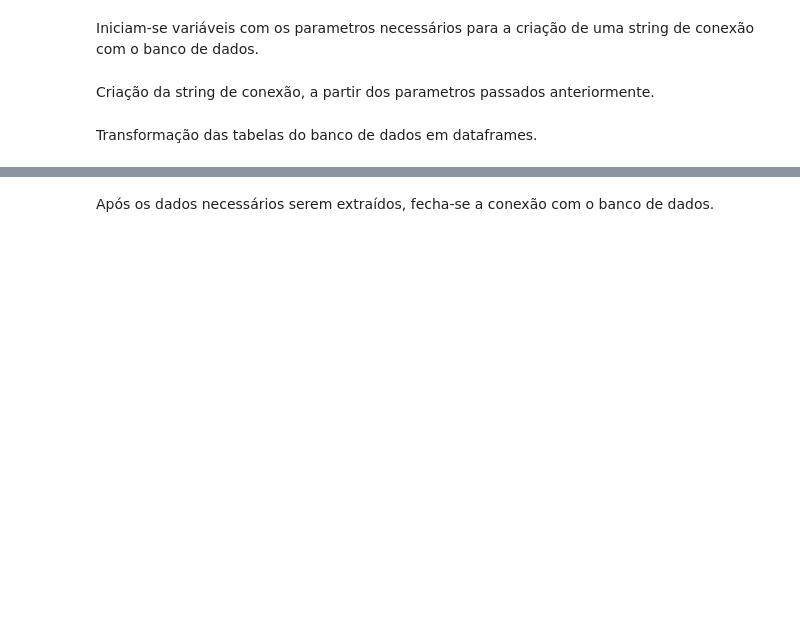
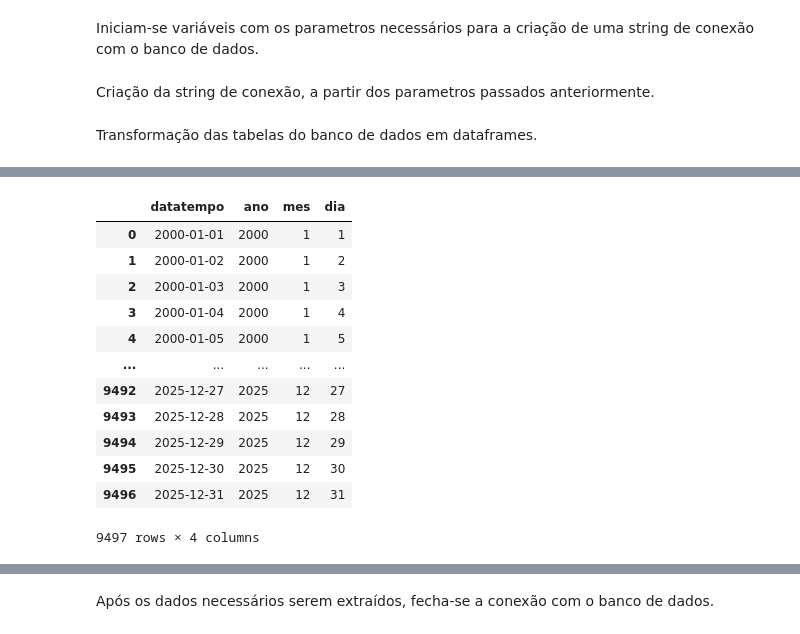
Before and after one commit to RonaldoSouzaChaves/ProjetoIntegrador3, a Jupyter notebook: Machine Learning.ipynb, the cells around one changed output, grey strips where cells are left out. Drawn from its saved outputs; the diff is of its cells as text; code cells hidden in the pictures; blank space fills up the shorter version.

```diff
--- a/Machine Learning.ipynb
+++ b/Machine Learning.ipynb
@@ -41,5 +82,19 @@ dfTipoCrime
 # %%
-query = "SELECT * FROM dim_tempo"
+query = "SELECT * FROM dim_Tempo"
 dfTempo = pd.read_sql(query, conexao)
 dfTempo
+# %% [output]
+|  | datatempo | ano | mes | dia |
+| 0 | 2000-01-01 | 2000 | 1 | 1 |
+| 1 | 2000-01-02 | 2000 | 1 | 2 |
+| 2 | 2000-01-03 | 2000 | 1 | 3 |
+| 3 | 2000-01-04 | 2000 | 1 | 4 |
+| 4 | 2000-01-05 | 2000 | 1 | 5 |
+| ... | ... | ... | ... | ... |
+| 9492 | 2025-12-27 | 2025 | 12 | 27 |
+| 9493 | 2025-12-28 | 2025 | 12 | 28 |
+| 9494 | 2025-12-29 | 2025 | 12 | 29 |
+| 9495 | 2025-12-30 | 2025 | 12 | 30 |
+| 9496 | 2025-12-31 | 2025 | 12 | 31 |
+9497 rows × 4 columns
 # %%
```
Also changed, not shown: parts of 20 cells of this notebook.
